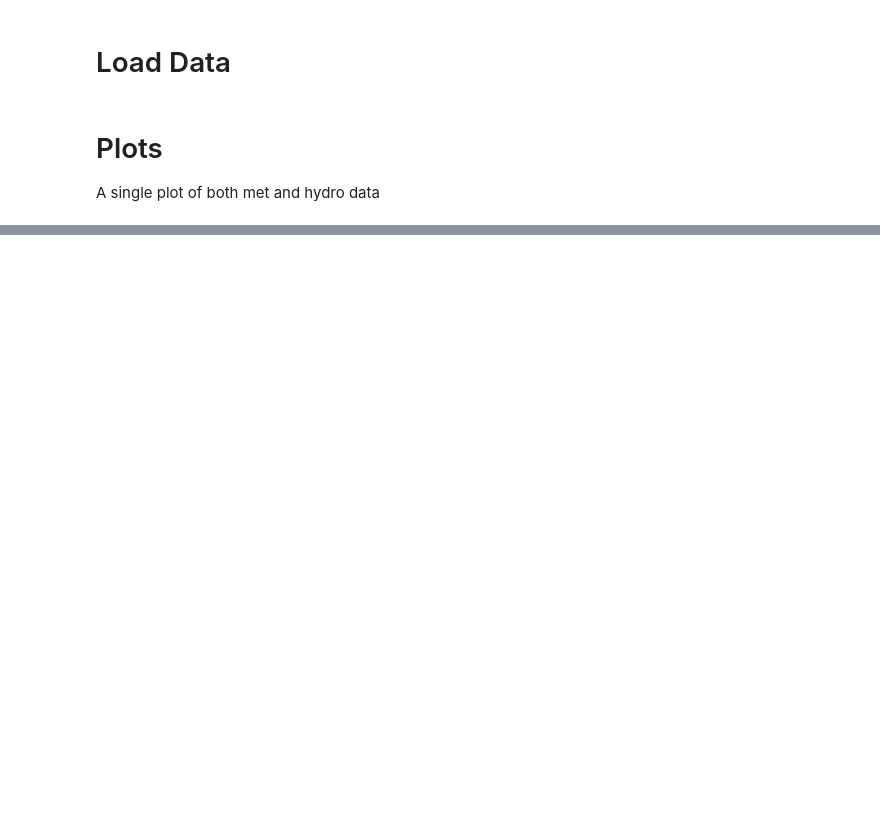
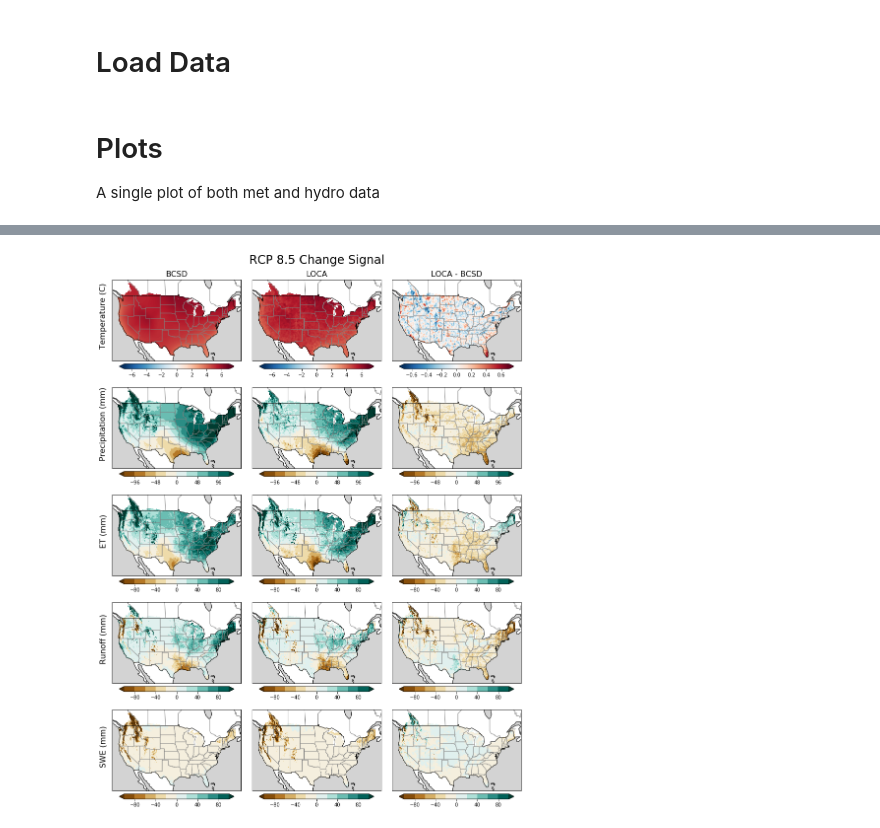
Before and after one commit to nmizukami/LOCA_Downscaling_Analysis, a Jupyter notebook: notebooks/analysis_mon_fut_ensem_Fig2_3.ipynb, the cells around one changed output, grey strips where cells are left out. Drawn from its saved outputs; the diff is of its cells as text; code cells hidden in the pictures; blank space fills up the shorter version.

```diff
--- a/notebooks/analysis_mon_fut_ensem_Fig2_3.ipynb
+++ b/notebooks/analysis_mon_fut_ensem_Fig2_3.ipynb
@@ -211,3 +214,90 @@ for pct in [False]:
+# %%
+# FIG 2,3, REVISED TEMP
+
+rcp = 'rcp8'  #rcp4 or rcp8
+rcpname = {'rcp4': 'RCP 4.5', 'rcp8': 'RCP 8.5'}
+
+style_kwargs =  {'add_labels': False, 'extend': 'both', 'cbar_kwargs': dict(orientation="horizontal", shrink=0.85, pad=0.03)}
+kwargs = {'ET': {'levels': 11, 'vmin': 0, 'vmax': 1000, **style_kwargs},
+          'total_runoff': {'levels': 11, 'vmin': 0, 'vmax': 1000, **style_kwargs},
+          'SWE': {'levels': 11, 'vmin': 0, 'vmax': 100, **style_kwargs},}
+
+# units = {'ET': 'mm', 'total_runoff': 'mm', 'SWE': 'mm'}
+variablename = {'total_runoff':'Runoff (mm)', 'ET': 'ET (mm)', 'SWE': 'SWE (mm)',  't_mean': 'Temperature (C)', 'pcp': 'Precipitation (mm)'}
+
+watercmap = cm.rain  #https://matplotlib.org/cmocean/
+watercmapdiff = 'BrBG'
+tempcmapdiff = 'RdBu_r'
+
+
+cache = {}
+
+# subcols = [('Historical', hist_hydro_means), ('RCP 4.5', rcp4_hydro_means)]
+
+met_vars = ['t_mean', 'pcp']
+hydro_vars = ['ET', 'total_runoff', 'SWE']
+
+nrows = len(met_vars) + len(hydro_vars)
+all_vars = met_vars + hydro_vars
+
+diff_kws = {True: {'ET': {'levels': 11, 'vmin': -25, 'vmax': 25, 'cmap': watercmapdiff, **style_kwargs},
+                   'total_runoff': {'levels': 11, 'vmin': -50, 'vmax': 50, 'cmap': watercmapdiff, **style_kwargs},
+                   'SWE': {'levels': 11, 'vmin': -100, 'vmax': 100, 'cmap': watercmapdiff, **style_kwargs},
+                   'pcp': {'levels': 11, 'vmin': -25, 'vmax': 25, 'cmap': watercmapdiff, **style_kwargs}},
+            False: {'ET': {'levels': 11, 'vmin': -100, 'vmax': 100, 'cmap': watercmapdiff, **style_kwargs},
+                   'total_runoff': {'levels': 11, 'vmin': -100, 'vmax': 100, 'cmap': watercmapdiff, **style_kwargs},
+                   'SWE': {'levels': 11, 'vmin': -100, 'vmax': 100, 'cmap': watercmapdiff, **style_kwargs},
+                   'pcp': {'levels': 11, 'vmin': -120, 'vmax': 120, 'cmap': watercmapdiff, **style_kwargs},
+                    't_mean': {'vmin': -7, 'vmax': 7, 'cmap': tempcmapdiff,**style_kwargs}}}
+
+diff2_kws = {True: {'ET': {'levels': 11, 'vmin': -25, 'vmax': 25, 'cmap': watercmapdiff, **style_kwargs},
+                    'total_runoff': {'levels': 11, 'vmin': -25, 'vmax': 25, 'cmap': watercmapdiff, **style_kwargs},
+                    'SWE': {'levels': 11, 'vmin': -50, 'vmax': 50, 'cmap': watercmapdiff,  **style_kwargs},
+                    'pcp': {'levels': 11, 'vmin': -15, 'vmax': 15, 'cmap': watercmapdiff, **style_kwargs}},
+             False: {'ET': {'levels': 11, 'vmin': -100, 'vmax': 100, 'cmap': watercmapdiff,  **style_kwargs},
+                     'total_runoff': {'levels': 11, 'vmin': -100, 'vmax': 100, 'cmap': watercmapdiff, **style_kwargs},
+                     'SWE': {'levels': 11, 'vmin': -100, 'vmax': 100, 'cmap': watercmapdiff, **style_kwargs},
+                     'pcp': {'levels': 11, 'vmin': -120, 'vmax': 120, 'cmap': watercmapdiff, **style_kwargs},
+                     't_mean': {'vmin': -0.7, 'vmax': 0.7, 'cmap': tempcmapdiff, **style_kwargs}}}
+
+
+fig, axes = plt.subplots(ncols=3, nrows=nrows, figsize=(12, 3.1*nrows), subplot_kw={'projection': PROJECTION})
+
+for pct in [False]:
+    for row, var in enumerate(all_vars):
+        for col, dset in enumerate(['bcsd', 'loca']):
+            ax = axes[row, col]
+            if var in met_vars:
+                rcpfilename =  {'rcp4': rcp4_met_means, 'rcp8':  rcp8_met_means}
+                ens_change = calc_change(hist_met_means[dset][var].mean('gcm'), rcpfilename[rcp][dset][var].mean('gcm'), pct=pct)
+            elif var in hydro_vars:
+                rcpfilename =  {'rcp4': rcp4_hydro_means, 'rcp8':  rcp8_hydro_means}
+                ens_change = calc_change(hist_hydro_means[dset][var].mean('gcm'), rcpfilename[rcp][dset][var].mean('gcm'), pct=pct)
+            else:
+                raise ValueError('%s not in met or hydro vars' % var)
+            make_plot(ens_change, ax=ax, plot_kwargs=diff_kws[pct][var])
+            cache[(row, col)] = ens_change.persist()
+
+            if row == 0:
+                ax.set_title(dset.upper(), fontsize=16)
+            if col == 0:
+                add_ylabel(ax, variablename[var], fontsize=16)
+
+        diff = cache[(row, col)] - cache[(row, col - 1)]
+        make_plot(diff, ax=axes[row, col + 1], plot_kwargs=diff2_kws[pct][var])
+        axes[0, -1].set_title('LOCA - BCSD', fontsize=16)
+
+        if pct:
+            unit_str = '%'
+        else:
+            unit_str = 'mm'
+
+    title = rcpname[rcp] + " Change Signal"
+    fig.suptitle(title, fontsize=24, y=1.02)
+    fig.tight_layout()
+    fig.savefig(f'/glade/u/home/jvano/workdir/loca_figs/change_signal_{rcp}_mon_fut.png', dpi=300, bbox_inches='tight')
+# %% [output]
+[figure, added]
 # %%
 # cleanup
 plt.close('all')
```
Also changed, not shown: parts of 4 cells of this notebook, 15 other files.
